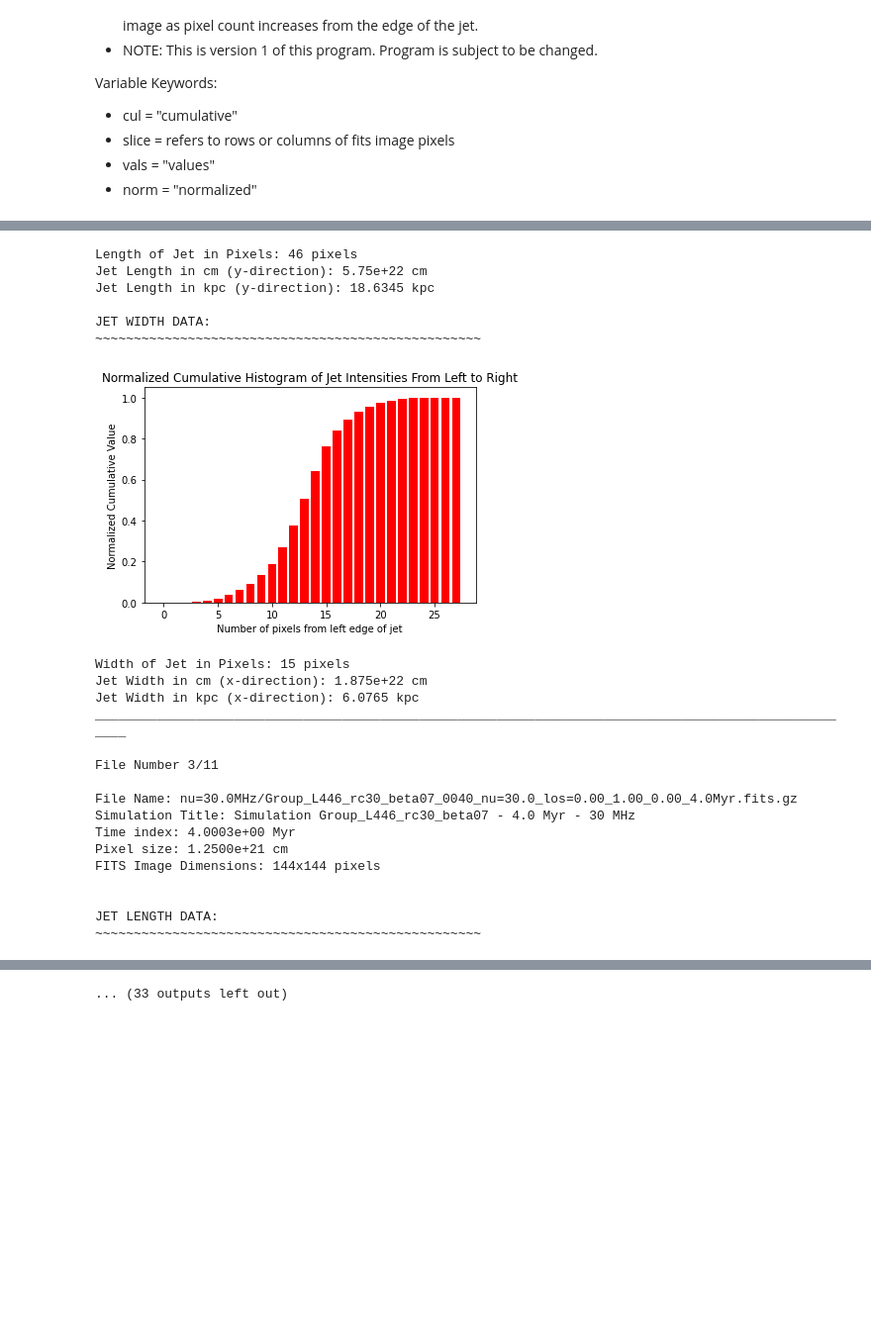
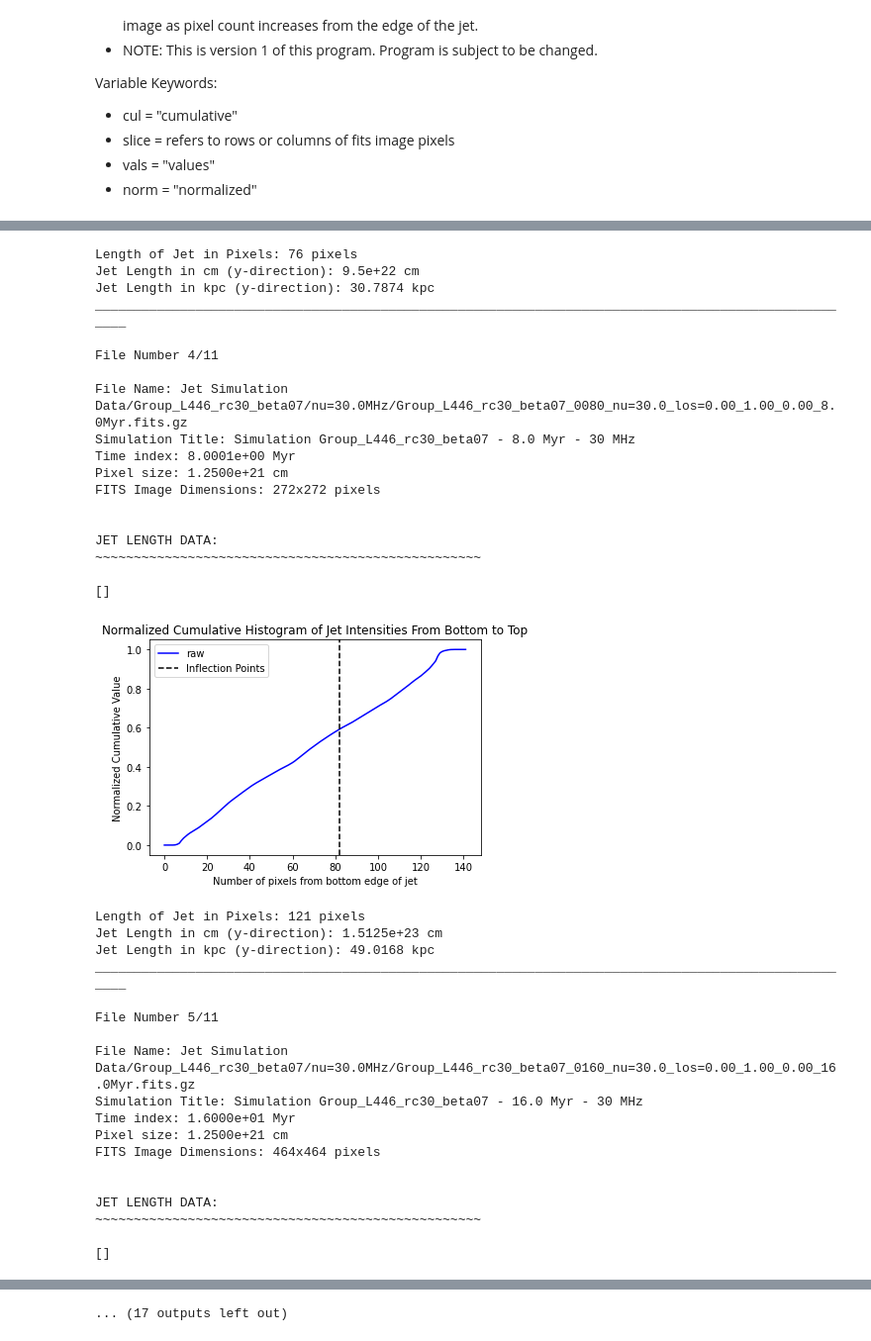
Before and after one commit to SolSamuels/Samuels_JetSimulationWork, a Jupyter notebook: Jet_Length_Width_Determiner_v4.ipynb, the cells around one changed output, grey strips where cells are left out. Shown: that part at 99% size. Saved outputs shown, nothing was run; the diff lists cells and outputs as text; code cells hidden in the pictures; blank space fills up the shorter version.

```diff
--- a/Jet_Length_Width_Determiner_v4.ipynb
+++ b/Jet_Length_Width_Determiner_v4.ipynb
@@ -161,7 +269,7 @@ def jet_width(data, width, pixel_size):
 print("\nJET LENGTH AND WIDTH DETERMINING PROGRAM:")
 print("{}\n".format("_"*100))
 
-path = '**/Group*nu=30.0*0.00_1.00_0.00*.fits*'
+path = '**/Group*nu=30.0*0.00_1.00_0.00*Myr.fits*'
 
 # Determines if there are any files in device
 total_files = len(glob.glob(path, recursive=True))
@@ -198,9 +306,9 @@ if total_files > 0:
             jet_length(data, pixel_size)
 
             #Calls jet_width function
-            print("\nJET WIDTH DATA:")
-            print("{}\n".format("~"*50))
-            jet_width(data, width, pixel_size)
+            #print("\nJET WIDTH DATA:")
+            #print("{}\n".format("~"*50))
+            #jet_width(data, width, pixel_size)
 
             print("{}\n".format("_"*100))
 
@@ -254,23 +378,37 @@ JET LENGTH DATA:
-Length of Jet in Pixels: 46 pixels
-Jet Length in cm (y-direction): 5.75e+22 cm
-Jet Length in kpc (y-direction): 18.6345 kpc
+Length of Jet in Pixels: 76 pixels
+Jet Length in cm (y-direction): 9.5e+22 cm
+Jet Length in kpc (y-direction): 30.7874 kpc
+____________________________________________________________________________________________________
 
-JET WIDTH DATA:
+File Number 4/11
+
+File Name: Jet Simulation Data/Group_L446_rc30_beta07/nu=30.0MHz/Group_L446_rc30_beta07_0080_nu=30.0_los=0.00_1.00_0.00_8.0Myr.fits.gz
+Simulation Title: Simulation Group_L446_rc30_beta07 - 8.0 Myr - 30 MHz
+Time index: 8.0001e+00 Myr
+Pixel size: 1.2500e+21 cm
+FITS Image Dimensions: 272x272 pixels
+
+
+JET LENGTH DATA:
 ~~~~~~~~~~~~~~~~~~~~~~~~~~~~~~~~~~~~~~~~~~~~~~~~~~
+
+[]
-[figure, old version]
+[figure, new version]
-Width of Jet in Pixels: 15 pixels
-Jet Width in cm (x-direction): 1.875e+22 cm
-Jet Width in kpc (x-direction): 6.0765 kpc
+Length of Jet in Pixels: 121 pixels
+Jet Length in cm (y-direction): 1.5125e+23 cm
+Jet Length in kpc (y-direction): 49.0168 kpc
 ____________________________________________________________________________________________________
 
-File Number 3/11
+File Number 5/11
 
-File Name: nu=30.0MHz/Group_L446_rc30_beta07_0040_nu=30.0_los=0.00_1.00_0.00_4.0Myr.fits.gz
-Simulation Title: Simulation Group_L446_rc30_beta07 - 4.0 Myr - 30 MHz
-Time index: 4.0003e+00 Myr
+File Name: Jet Simulation Data/Group_L446_rc30_beta07/nu=30.0MHz/Group_L446_rc30_beta07_0160_nu=30.0_los=0.00_1.00_0.00_16.0Myr.fits.gz
+Simulation Title: Simulation Group_L446_rc30_beta07 - 16.0 Myr - 30 MHz
+Time index: 1.6000e+01 Myr
 Pixel size: 1.2500e+21 cm
-FITS Image Dimensions: 144x144 pixels
+FITS Image Dimensions: 464x464 pixels
 
 
 JET LENGTH DATA:
 ~~~~~~~~~~~~~~~~~~~~~~~~~~~~~~~~~~~~~~~~~~~~~~~~~~
+
+[]
@@ -285 +435 @@ JET WIDTH DATA:
-... (33 outputs left out)
+... (17 outputs left out)
```
Also changed, not shown: parts of 4 cells of this notebook, 4 other files.
